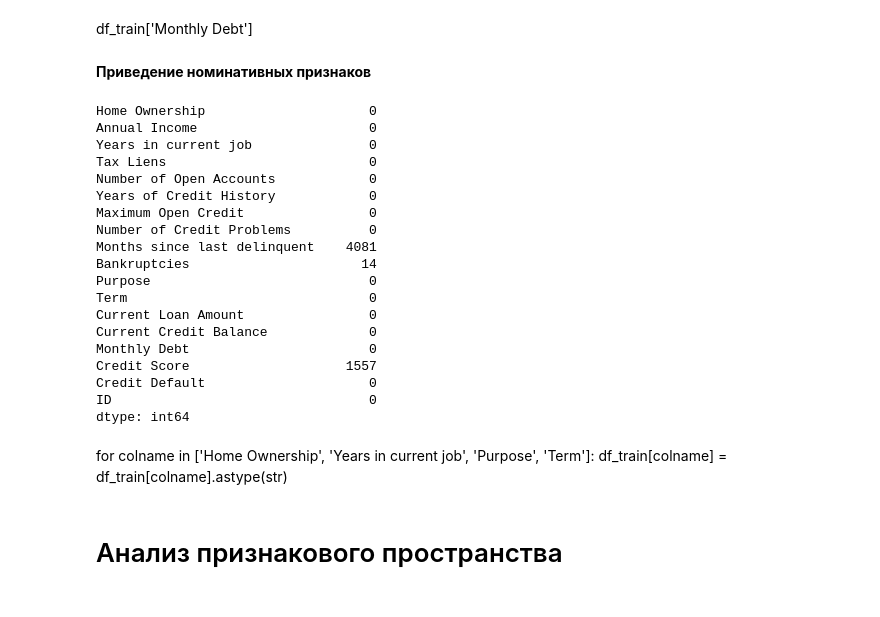
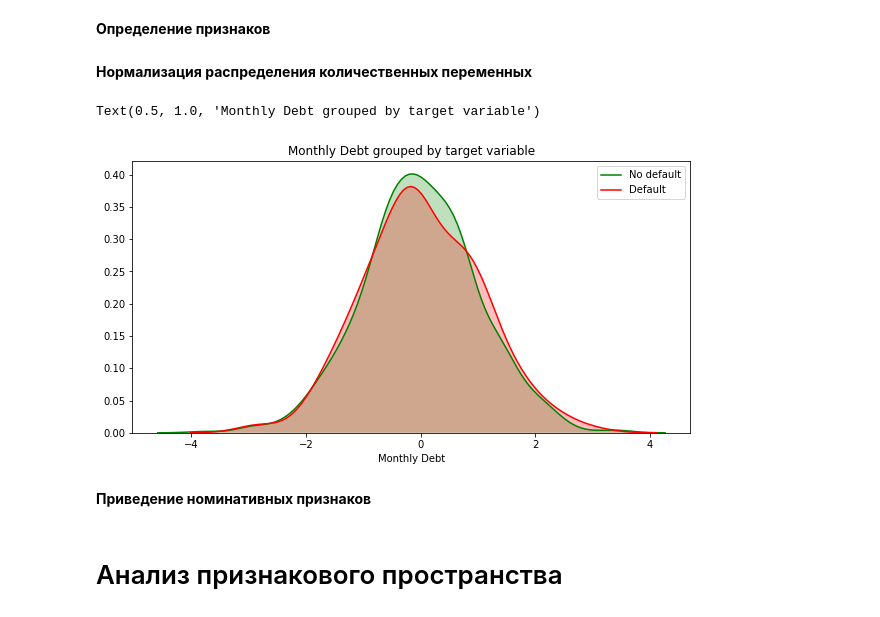
Before and after one commit to PavelMurachev/GeekBrains, a Jupyter notebook: Python_libs_2/PMurachev_Cource_Project.ipynb, the cells around one changed output. Saved outputs shown, nothing was run; the diff lists cells and outputs as text; code cells hidden in the pictures.

```diff
--- a/Python_libs_2/PMurachev_Cource_Project.ipynb
+++ b/Python_libs_2/PMurachev_Cource_Project.ipynb
@@ -88,13 +66,3 @@ features = ['Home Ownership', 'Annual Income', 'Years in current job', 'Tax Lien
 df_train.loc[df_train['Annual Income'].isnull(), 'Annual Income'] = df_train['Annual Income'].median()
 df_train.loc[df_train['Years in current job'].isnull(),
              'Years in current job'] = '10+ years'
-# %%
-df_train['Current Loan Amount'] = np.log(df_train['Current Loan Amount']>0).astype("float64")
-df_train['Monthly Debt'] = np.log(df_train['Monthly Debt']).astype("float64")
-df_train['Current Credit Balance'] = np.log(df_train['Current Credit Balance']).astype("float64")
-df_train['Maximum Open Credit'] = np.log(df_train['Maximum Open Credit']).astype("float64")
-# %%
-df_train['Monthly Debt'] = np.log(df_train['Monthly Debt']>1)
-df_train['Current Loan Amount'] = np.log(df_train['Current Loan Amount']>1)
-df_train['Current Credit Balance'] = np.log(df_train['Current Credit Balance']>1)
-df_train['Maximum Open Credit'] = np.log(df_train['Maximum Open Credit']>1)
@@ -107,32 +69,36 @@ df_test.loc[df_test['Maximum Open Credit']>1,'Maximum Open Credit']  = np.log(df
-# %% [markdown]
-df_train['Monthly Debt']
+# %% [markdown]
+**Определение признаков**
+# %%
+NUM_FEATURE_NAMES = ['Annual Income', 'Number of Open Accounts', 'Years of Credit History', 'Maximum Open Credit',
+'Current Loan Amount', 'Current Credit Balance', 'Monthly Debt', 'Tax Liens', 'Number of Credit Problems']
+TARGET_NAME = 'Credit Default'
+CAT_FEATURE_NAMES = ['Home Ownership', 'Years in current job', 'Purpose', 'Term']
+SELECTED_FEATURE_NAMES = NUM_FEATURE_NAMES + CAT_FEATURE_NAMES
+LOGNORM_FEATS = ['Maximum Open Credit', 'Current Loan Amount', 'Current Credit Balance', 'Monthly Debt']
+# %% [markdown]
+**Нормализация распределения количественных переменных**
+# %%
+pt = PowerTransformer(method='yeo-johnson')
+df_train[LOGNORM_FEATS] = pt.fit_transform(df_train[LOGNORM_FEATS])
+# %%
+#Результаты нормализации
+limit_bal_with_target_s = df_train[['Monthly Debt', TARGET_NAME]].sample(1000)
+limit_bal_s = limit_bal_with_target_s['Monthly Debt']
+limit_bal_target_0 = limit_bal_s[limit_bal_with_target_s[TARGET_NAME] == 0]
+limit_bal_target_1 = limit_bal_s[limit_bal_with_target_s[TARGET_NAME] == 1]
+
+plt.figure(figsize=(10, 5))
+
+sns.kdeplot(limit_bal_target_0, shade=True, label='No default', color='g')
+sns.kdeplot(limit_bal_target_1, shade=True, label='Default', color='r')
+
+plt.xlabel('Monthly Debt')
+plt.title('Monthly Debt grouped by target variable')
+# %% [output]
+Text(0.5, 1.0, 'Monthly Debt grouped by target variable')
+[figure, added]
 # %% [markdown]
 **Приведение номинативных признаков**
-# %%
-len(df_train) - df_train.count()
-# %% [output]
-Home Ownership                     0
-Annual Income                      0
-Years in current job               0
-Tax Liens                          0
-Number of Open Accounts            0
-Years of Credit History            0
-Maximum Open Credit                0
-Number of Credit Problems          0
-Months since last delinquent    4081
-Bankruptcies                      14
-Purpose                            0
-Term                               0
-Current Loan Amount                0
-Current Credit Balance             0
-Monthly Debt                       0
-Credit Score                    1557
-Credit Default                     0
-ID                                 0
-dtype: int64
-# %% [markdown]
-for colname in ['Home Ownership', 'Years in current job', 'Purpose', 'Term']:
-    df_train[colname] = df_train[colname].astype(str)
 # %%
 df_train['Home Ownership'] = df_train['Home Ownership'].replace({'Home Mortgage':0, 'Rent':1, 'Own Home':2, 'Have Mortgage':3})
 df_train['Years in current job'] = df_train['Years in current job'].replace({'10+ years':0, '2 years':1,
```
Also changed, not shown: parts of 26 cells of this notebook, 1 other file.
